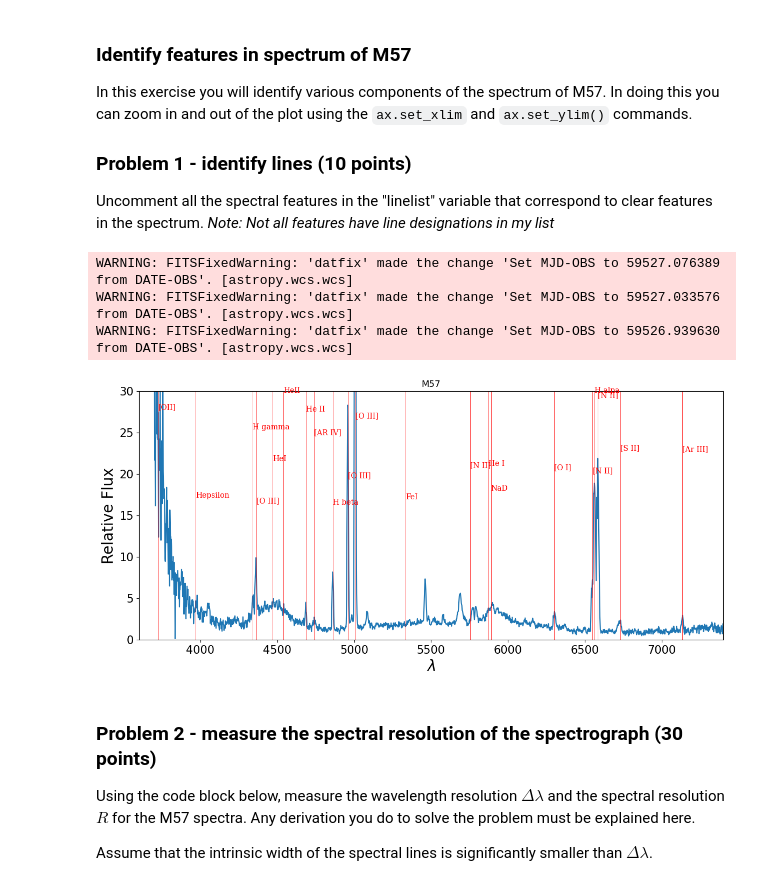
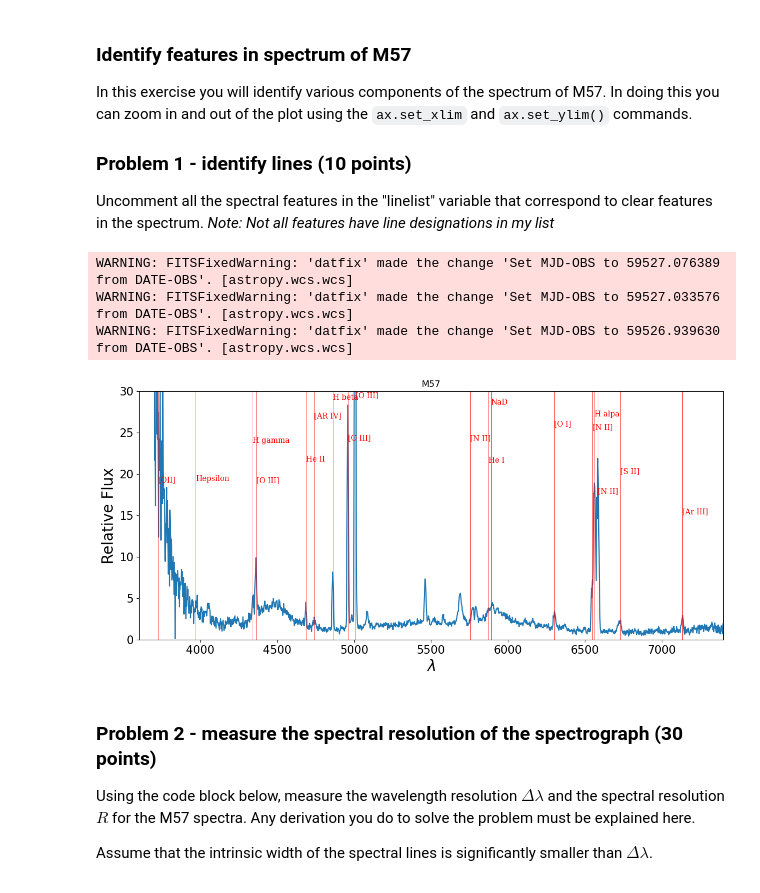
Before and after one commit to OZafuta/Analysis_Real_Spectra_Student, a Jupyter notebook: analysis_real_spectra.student.ipynb, the cells around one changed output. Cells and saved outputs as stored; diff of their text form; code cells hidden in the pictures.

```diff
--- a/analysis_real_spectra.student.ipynb
+++ b/analysis_real_spectra.student.ipynb
@@ -92,37 +92,37 @@ linelist = [
      ('[O I]',6300),
 #     ('[OI]',6363),
      ('[N II]',6548),
      ('[N II]',6584),
 #     ('[S II]',6716),
      ('[S II]',6731),
 #     ('CIII',4647),
 #     ('MgI',5170),
 #     ('FeI', 5270),
      ('Hepsilon',3970),
 #     ('Hdelta',4103),
      ('H gamma',4341),
      ('H beta',4861),
      ('H alpa',6563),
      ('NaD', 5890),
-     ('HeII',4541),
+#     ('HeII',4541),
      ('He II',4686),
-     ('HeI',4471),
+#     ('HeI',4471),
 #     ('HE II',5411),
 #     ('[CL III]',5517),
 #     ('[CL III]',5537),
      ('[N II]',5755),
      ('He I',5875),
 #     ('HeI',7065),
      ('[Ar III]',7135),
-     ('FeI',5335)
+#     ('FeI',5335)
 ]
 #draw lines on the spectrum
 lineplot(linelist)
 # %% [output]
 WARNING: FITSFixedWarning: 'datfix' made the change 'Set MJD-OBS to 59527.076389 from DATE-OBS'. [astropy.wcs.wcs]
 WARNING: FITSFixedWarning: 'datfix' made the change 'Set MJD-OBS to 59527.033576 from DATE-OBS'. [astropy.wcs.wcs]
 WARNING: FITSFixedWarning: 'datfix' made the change 'Set MJD-OBS to 59526.939630 from DATE-OBS'. [astropy.wcs.wcs]
-[figure, old version]
+[figure, new version]
 # %% [markdown]
 ### Problem 2  - measure the spectral resolution of the spectrograph (30 points)
 Using the code block below, measure the wavelength resolution $\Delta \lambda$ and the spectral resolution $R$ for the M57 spectra.  Any derivation you do to solve the problem must be explained here.
```
